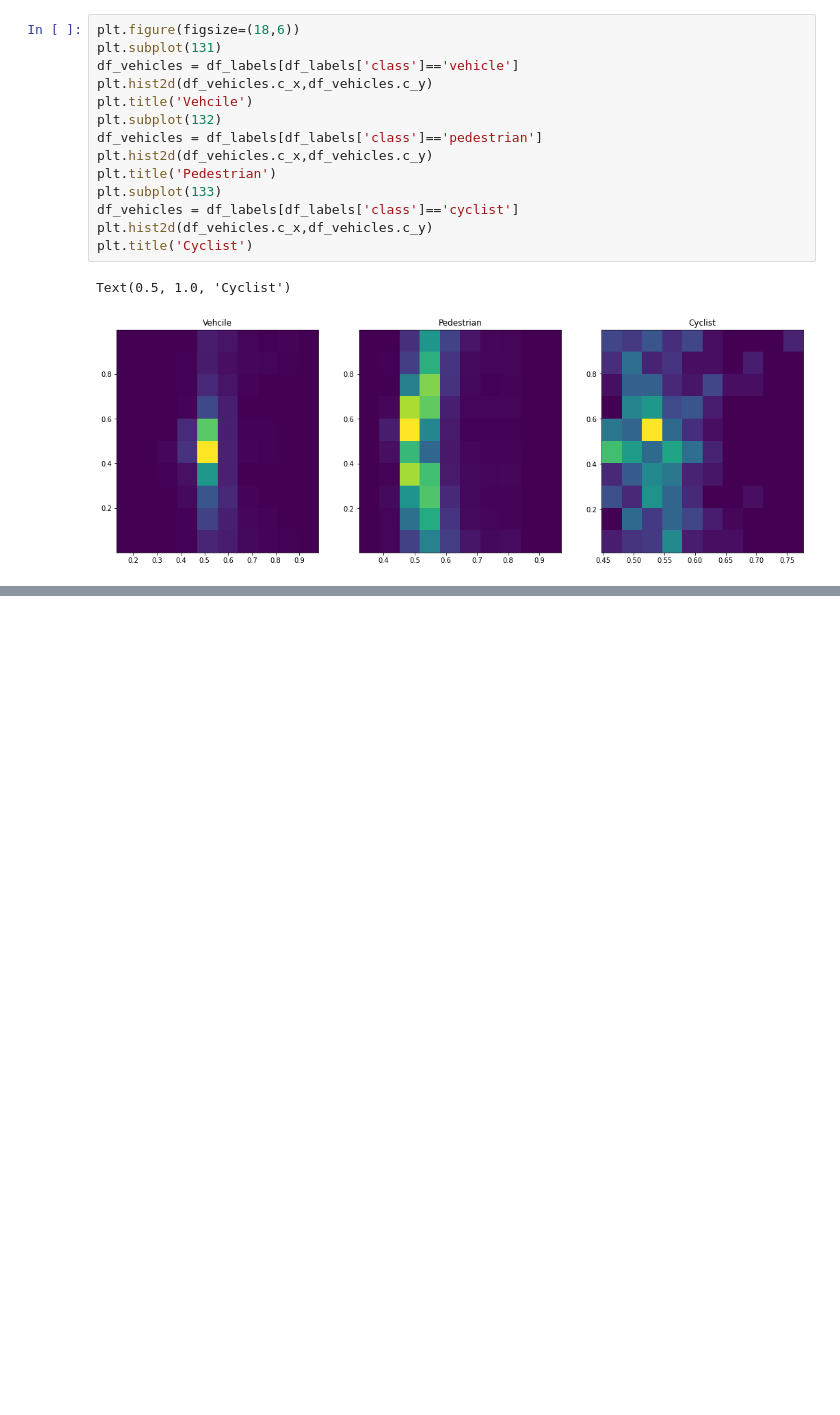
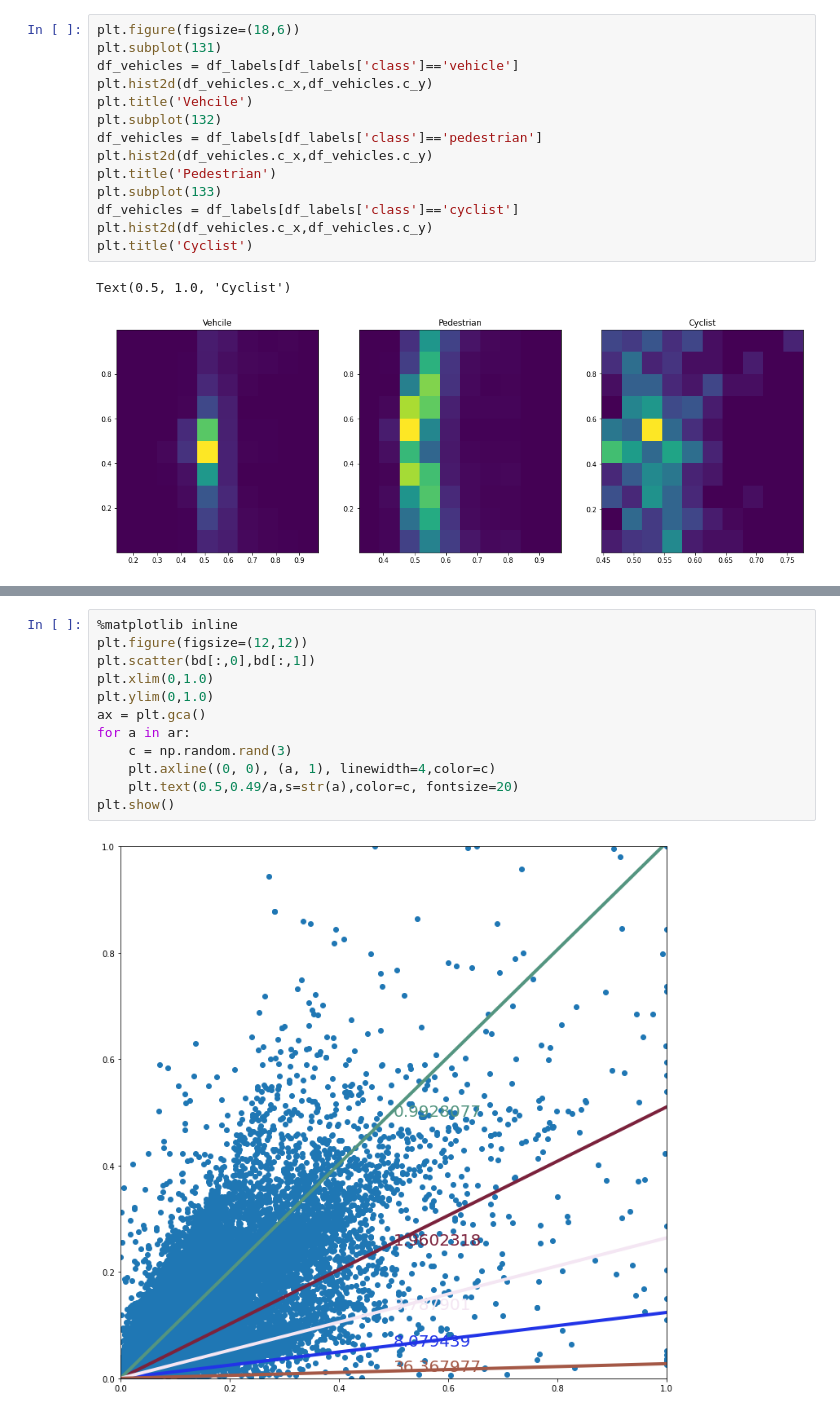
Before and after one commit to nsteve2407/urban-road-osbtacle-detection, a Jupyter notebook: Exploratory Data Analysis.ipynb, the cells around one changed output, grey strips where cells are left out. Saved outputs shown, nothing was run; the diff lists cells and outputs as text; blank space fills up the shorter version.

```diff
--- a/Exploratory Data Analysis.ipynb
+++ b/Exploratory Data Analysis.ipynb
@@ -176,0 +271,14 @@ Text(0.5, 1.0, 'Cyclist')
+# %%
+%matplotlib inline
+plt.figure(figsize=(12,12))
+plt.scatter(bd[:,0],bd[:,1])
+plt.xlim(0,1.0)
+plt.ylim(0,1.0)
+ax = plt.gca()
+for a in ar:
+    c = np.random.rand(3)
+    plt.axline((0, 0), (a, 1), linewidth=4,color=c)
+    plt.text(0.5,0.49/a,s=str(a),color=c, fontsize=20)
+plt.show()
+# %% [output]
+[figure, added]
```
Also changed, not shown: parts of 12 cells of this notebook, 5 other files.
